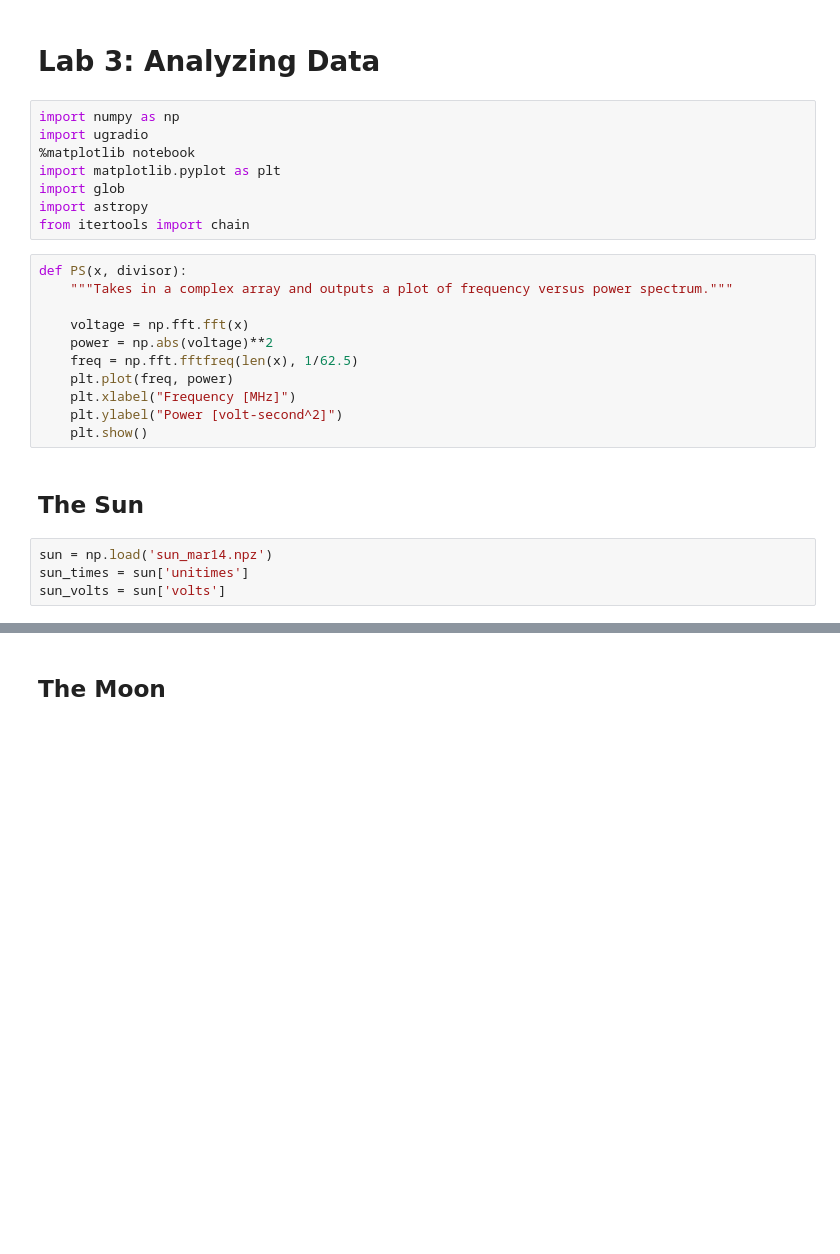
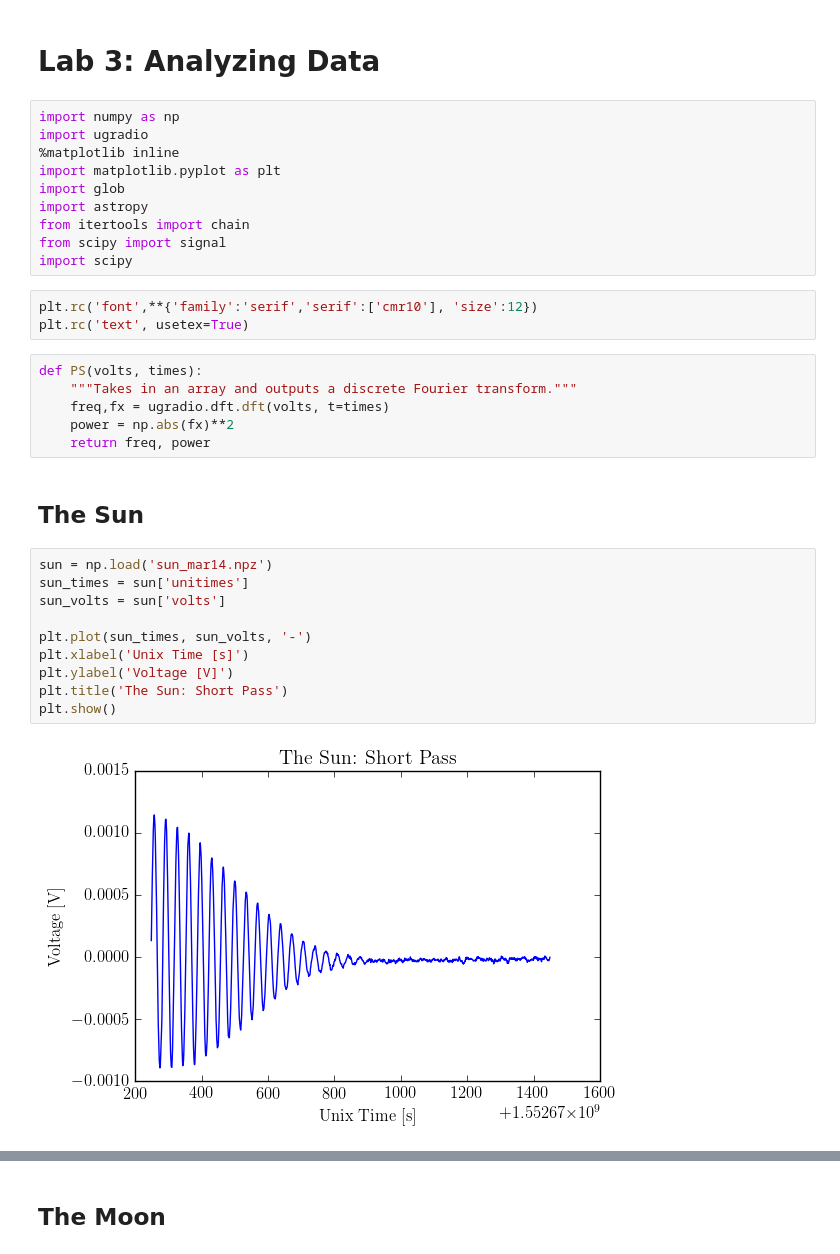
Before and after one commit to gracefujii/my-stuff, a Jupyter notebook: Lab 3 - Analyzing Data.ipynb, the cells around one changed output, grey strips where cells are left out. Cells and saved outputs as stored; diff of their text form; blank space fills up the shorter version.

```diff
--- a/Lab 3 - Analyzing Data.ipynb
+++ b/Lab 3 - Analyzing Data.ipynb
@@ -3,25 +3,33 @@
 # %%
 import numpy as np
 import ugradio
-%matplotlib notebook
+%matplotlib inline
 import matplotlib.pyplot as plt
 import glob
 import astropy
 from itertools import chain
+from scipy import signal
+import scipy
-# %%
-def PS(x, divisor):
-    """Takes in a complex array and outputs a plot of frequency versus power spectrum."""
-
-    voltage = np.fft.fft(x)
-    power = np.abs(voltage)**2
-    freq = np.fft.fftfreq(len(x), 1/62.5)
-    plt.plot(freq, power)
-    plt.xlabel("Frequency [MHz]")
-    plt.ylabel("Power [volt-second^2]")
-    plt.show()
+# %%
+plt.rc('font',**{'family':'serif','serif':['cmr10'], 'size':12})
+plt.rc('text', usetex=True)
+# %%
+def PS(volts, times):
+    """Takes in an array and outputs a discrete Fourier transform."""
+    freq,fx = ugradio.dft.dft(volts, t=times)
+    power = np.abs(fx)**2
+    return freq, power
 # %% [markdown]
 ## The Sun
 # %%
 sun = np.load('sun_mar14.npz')
 sun_times = sun['unitimes']
 sun_volts = sun['volts']
+
+plt.plot(sun_times, sun_volts, '-')
+plt.xlabel('Unix Time [s]')
+plt.ylabel('Voltage [V]')
+plt.title('The Sun: Short Pass')
+plt.show()
+# %% [output]
+[figure, added]
```
Also changed, not shown: parts of 71 cells of this notebook, 1 other file.
